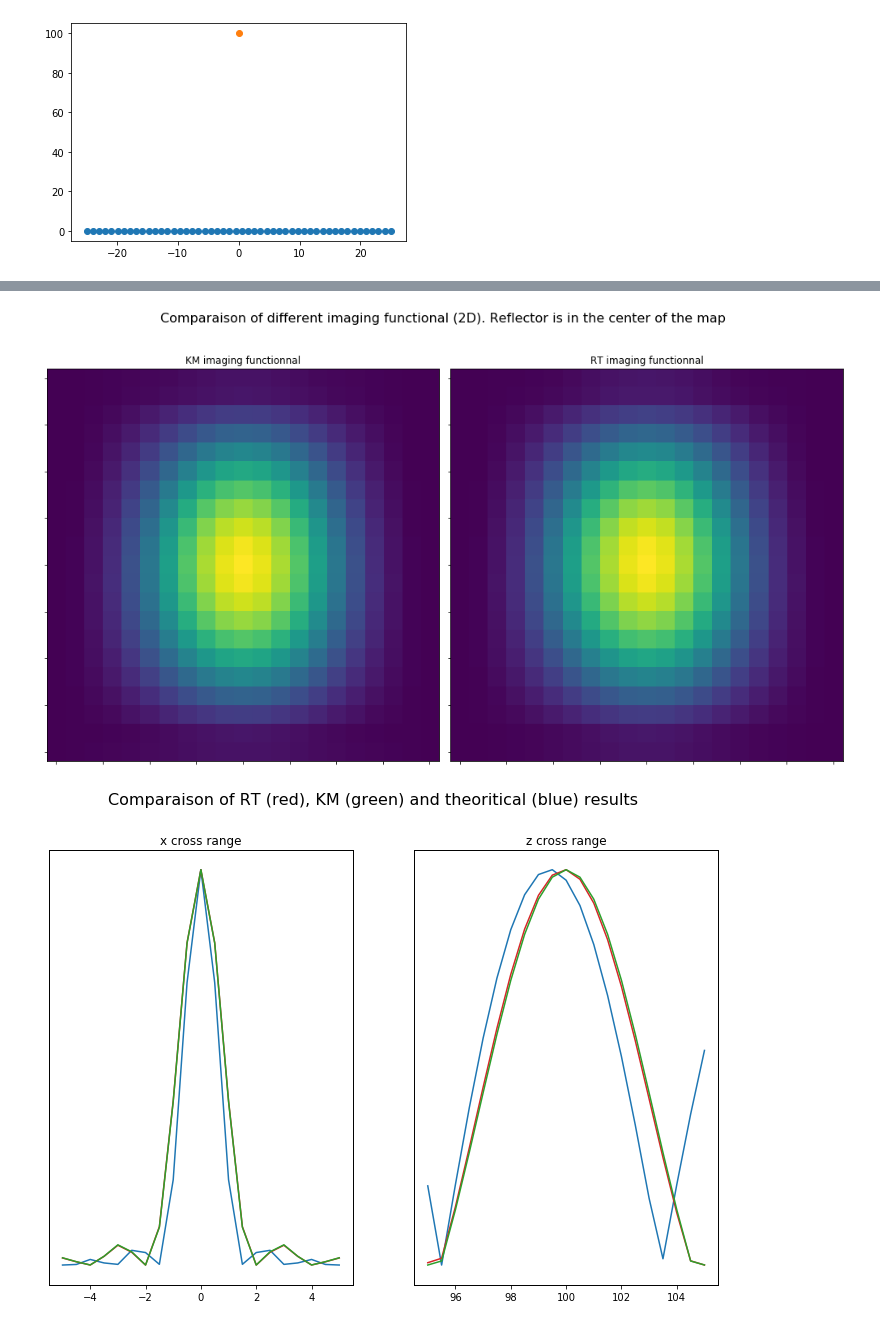
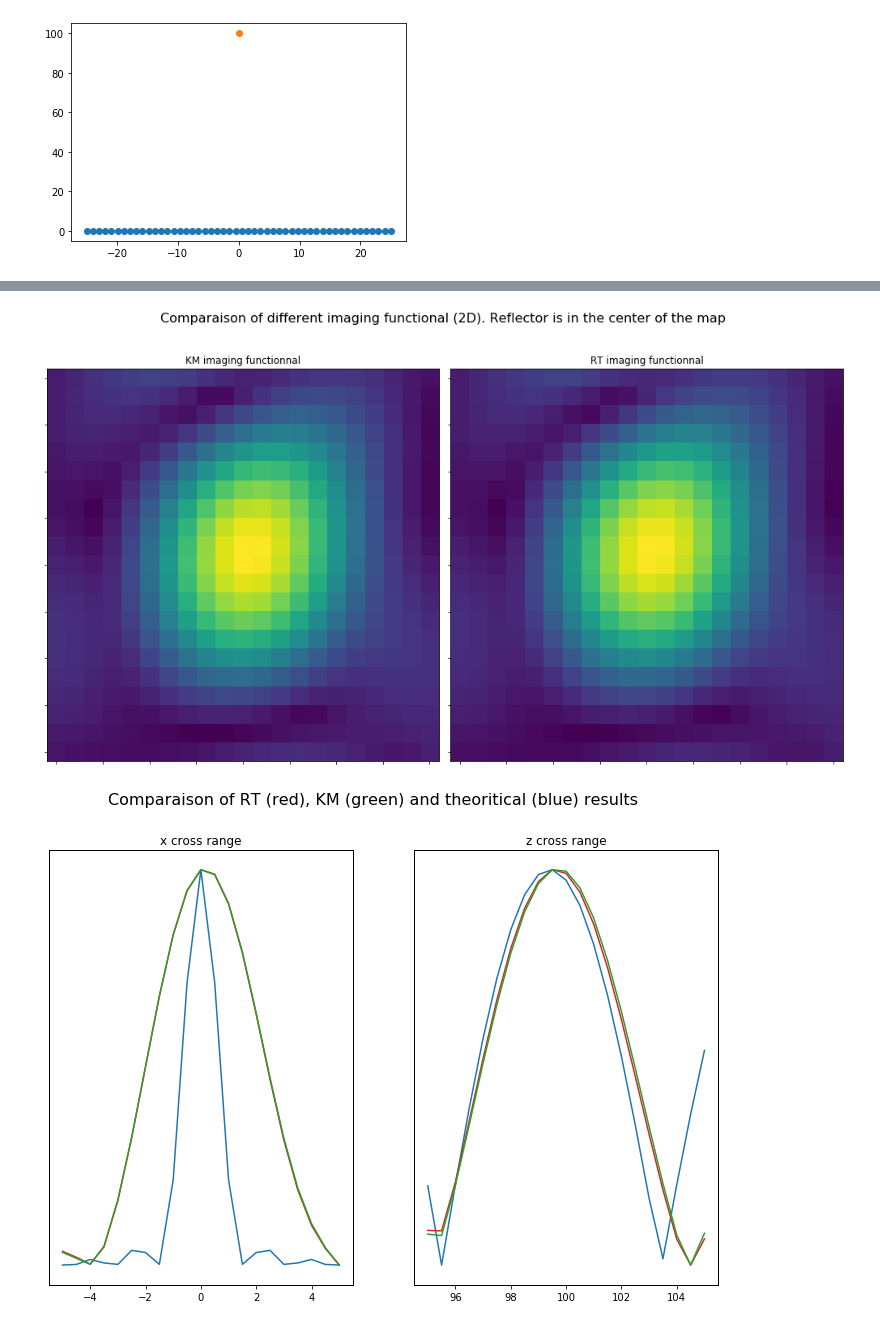
Before and after one commit to JulesSanchez/MVA-inverse-problem-in-imaging, a Jupyter notebook: migr.ipynb, the cells around one changed output, grey strips where cells are left out. Cells and saved outputs as stored; diff of their text form; code cells hidden in the pictures.

Commit message:
fast script to compute noise

```diff
--- a/migr.ipynb
+++ b/migr.ipynb
@@ -59,6 +59,9 @@ for k in range(2*reso+1):
         grid_2[k,l] = np.array([x_ref_2[0] + (k-reso)/reso*x_ , x_ref_2[1] + (l-reso)/reso*y_])
 rho = 0.5
 
+#Define noise variance
+sigma = 0.2
+
 #Define frequency bandwith
 omega_o = 2*np.pi
 bandwith = 0.05 * omega_o
@@ -253,6 +269,14 @@ for i in range(omega_resolution):
                 U2[i,r,s] = G_F(omega,transducers_linear_2[r],transducers_linear_2[s],x_ref_2,rho)
             if s == r :
                 U2[i,r,s] = 0
+
+##Add noise
+W2_reel = np.random.normal(0,sigma**2/2,size=U2.shape)
+W2_cplx = np.random.normal(0,sigma**2/2,size=U2.shape)
+
+U2 = U2 + W2_reel + 1j*W2_cplx
+
+
 rho_RT2 = np.zeros((2*reso+1,2*reso+1),dtype=complex)
 rho_KM2 = np.zeros((2*reso+1,2*reso+1),dtype=complex)
 for k in range(2*reso+1):
@@ -304,34 +328,34 @@ for k in range(2*reso+1):
     S[k] = np.sinc(np.pi*(np.linalg.norm(x_local - x_ref_2[0]))/rc)**2
 
 ax1 = axs[0]
 ax1.plot(grid_2[:,z_fixed,0],S, label = 'theoritical results')
 ax2 = ax1.twinx()
-ax2.plot(grid_2[:,z_fixed,0],rho_RT1[:,z_fixed], label = 'RT results', color=colorRT)
+ax2.plot(grid_2[:,z_fixed,0],rho_RT2[:,z_fixed], label = 'RT results', color=colorRT)
 ax3 = ax1.twinx()
-ax3.plot(grid_2[:,z_fixed,0],rho_KM1[:,z_fixed], label = 'KM results', color=colorKM)
+ax3.plot(grid_2[:,z_fixed,0],rho_KM2[:,z_fixed], label = 'KM results', color=colorKM)
 ax1.set_yticks([])
 ax2.set_yticks([])
 ax3.set_yticks([])
 
 S = np.zeros(2*reso+1)
 x_fixed = reso
 for k in range(2*reso+1):
     z_local = grid_2[x_fixed,k][1]
     S[k] = np.abs(np.sinc(2*bandwith*(np.linalg.norm(z_local - x_ref_2[0]))/rc))
 
 ax1 = axs[1]
 ax1.plot(grid_2[x_fixed,:,1],S, label = 'theoritical results')
 ax2 = ax1.twinx()
 ax2.plot(grid_2[x_fixed,:,1],rho_RT2[x_fixed,:], label = 'RT results', color=colorRT)
 ax3 = ax1.twinx()
 ax3.plot(grid_2[x_fixed,:,1],rho_KM2[x_fixed,:], label = 'KM results', color=colorKM)
 ax1.set_yticks([])
 ax2.set_yticks([])
 ax3.set_yticks([])
 axs[0].set_title('x cross range')
 axs[1].set_title('z cross range')
 fig.suptitle('Comparaison of RT (red), KM (green) and theoritical (blue) results', fontsize=16)
 plt.show()
 # %% [output]
-[figure, old version]
+[figure, new version]
-[figure, old version]
+[figure, new version]
```
Also changed, not shown: parts of 11 cells of this notebook, 1 other file.
